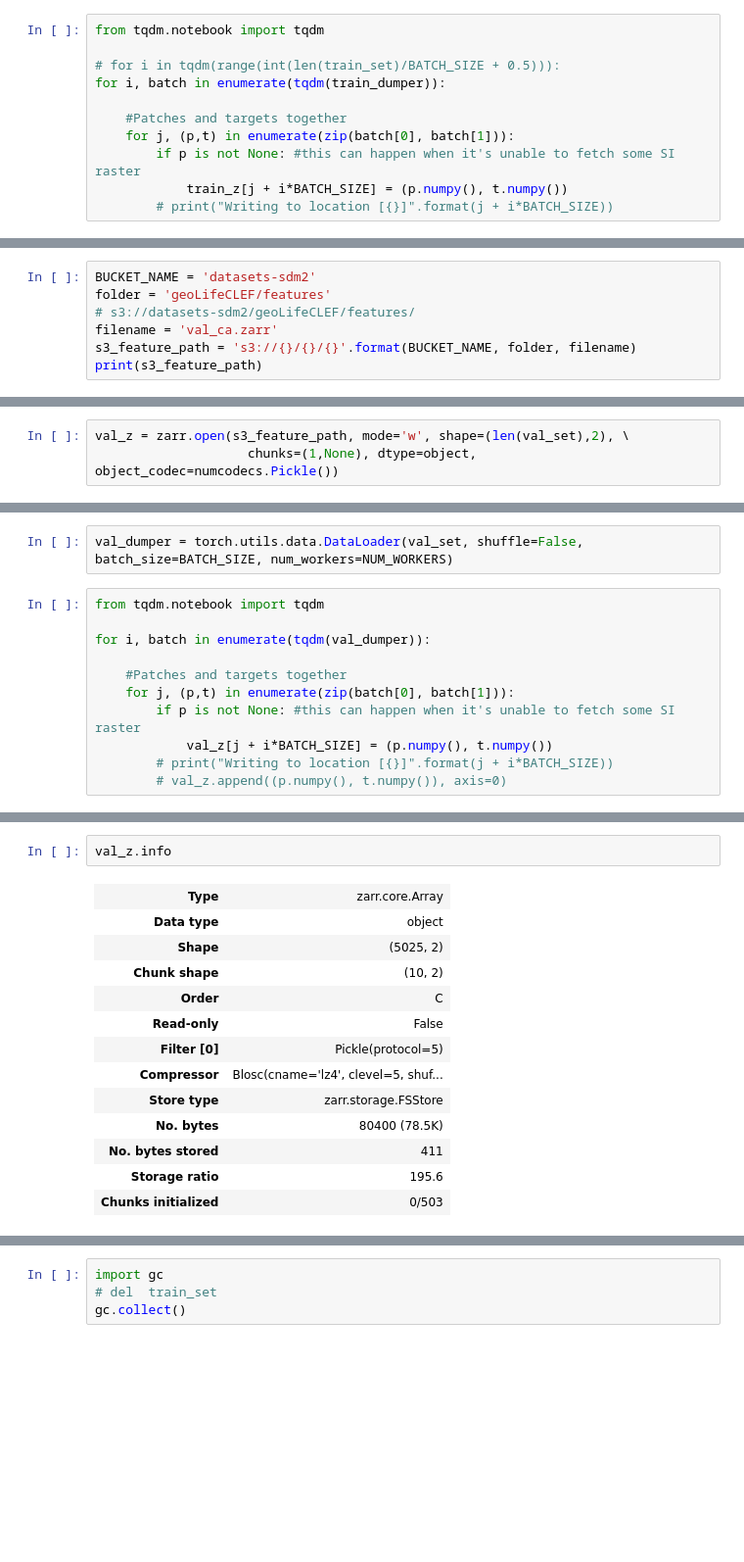
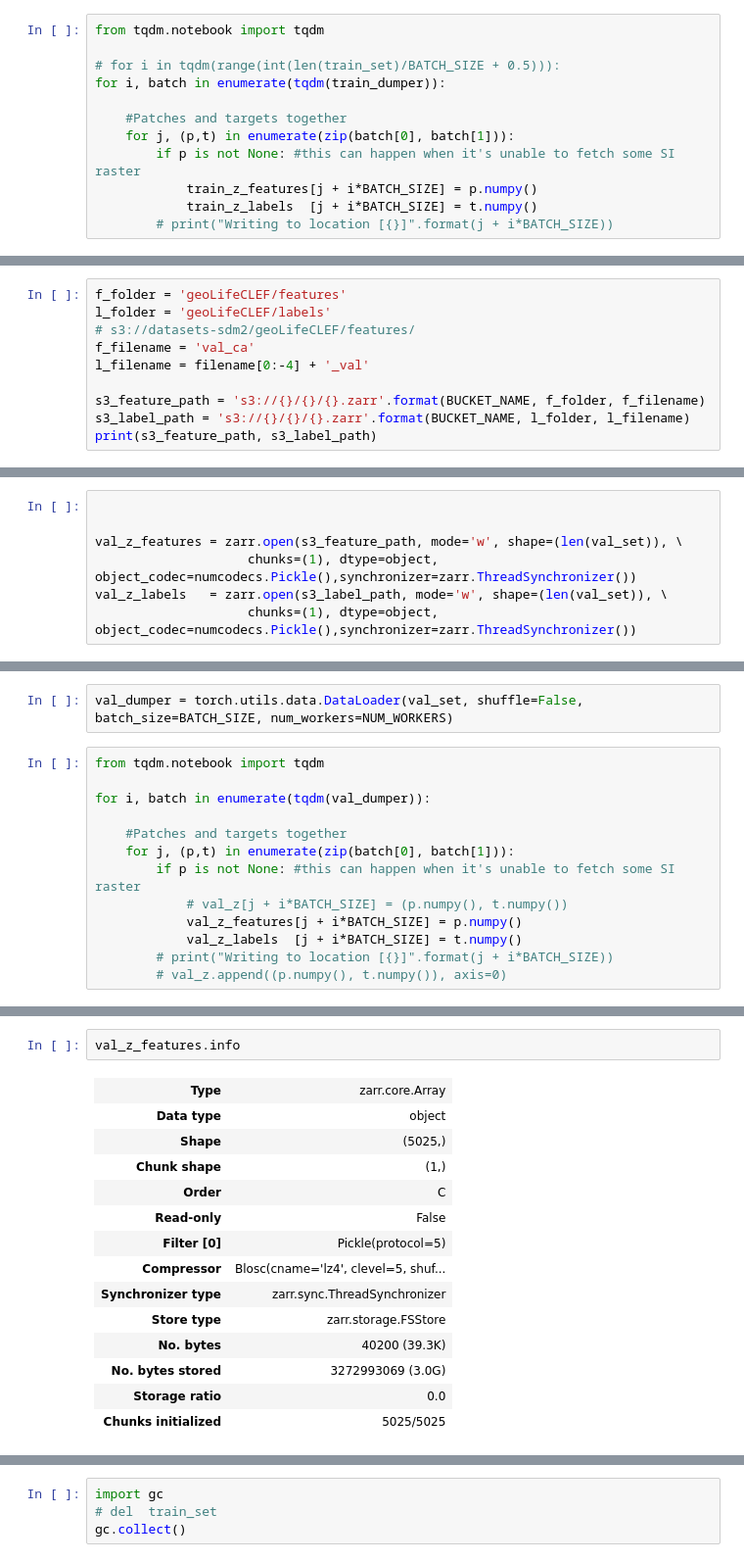
Before and after one commit to ando-shah/sdm-geolifeCLEF, a Jupyter notebook: raster/zarr_dataset.ipynb, the cells around one changed output, grey strips where cells are left out. Shown: that part at 98% size. Cells and saved outputs as stored; diff of their text form; blank space fills up the shorter version.

```diff
--- a/raster/zarr_dataset.ipynb
+++ b/raster/zarr_dataset.ipynb
@@ -541,6 +597,7 @@ for i, batch in enumerate(tqdm(train_dumper)):
     #Patches and targets together
     for j, (p,t) in enumerate(zip(batch[0], batch[1])):
         if p is not None: #this can happen when it's unable to fetch some SI raster
-            train_z[j + i*BATCH_SIZE] = (p.numpy(), t.numpy())
+            train_z_features[j + i*BATCH_SIZE] = p.numpy()
+            train_z_labels  [j + i*BATCH_SIZE] = t.numpy()
         # print("Writing to location [{}]".format(j + i*BATCH_SIZE))
 # %%
@@ -566,10 +623,13 @@ plt.show()
 # %% [markdown]
 ## Validation set save
 # %%
-BUCKET_NAME = 'datasets-sdm2'
-folder = 'geoLifeCLEF/features'
+f_folder = 'geoLifeCLEF/features'
+l_folder = 'geoLifeCLEF/labels'
 # s3://datasets-sdm2/geoLifeCLEF/features/
-filename = 'val_ca.zarr'
-s3_feature_path = 's3://{}/{}/{}'.format(BUCKET_NAME, folder, filename)
-print(s3_feature_path)
+f_filename = 'val_ca'
+l_filename = filename[0:-4] + '_val'
+
+s3_feature_path = 's3://{}/{}/{}.zarr'.format(BUCKET_NAME, f_folder, f_filename)
+s3_label_path = 's3://{}/{}/{}.zarr'.format(BUCKET_NAME, l_folder, l_filename)
+print(s3_feature_path, s3_label_path)
 # %% [output]
@@ -580,4 +644,8 @@ NUM_WORKERS = 4
 # %%
-val_z = zarr.open(s3_feature_path, mode='w', shape=(len(val_set),2), \
-                    chunks=(1,None), dtype=object, object_codec=numcodecs.Pickle())
+
+
+val_z_features = zarr.open(s3_feature_path, mode='w', shape=(len(val_set)), \
+                    chunks=(1), dtype=object, object_codec=numcodecs.Pickle(),synchronizer=zarr.ThreadSynchronizer())
+val_z_labels   = zarr.open(s3_label_path, mode='w', shape=(len(val_set)), \
+                    chunks=(1), dtype=object, object_codec=numcodecs.Pickle(),synchronizer=zarr.ThreadSynchronizer())
 # %%
@@ -606,6 +692,8 @@ for i, batch in enumerate(tqdm(val_dumper)):
     #Patches and targets together
     for j, (p,t) in enumerate(zip(batch[0], batch[1])):
         if p is not None: #this can happen when it's unable to fetch some SI raster
-            val_z[j + i*BATCH_SIZE] = (p.numpy(), t.numpy())
+            # val_z[j + i*BATCH_SIZE] = (p.numpy(), t.numpy())
+            val_z_features[j + i*BATCH_SIZE] = p.numpy()
+            val_z_labels  [j + i*BATCH_SIZE] = t.numpy()
         # print("Writing to location [{}]".format(j + i*BATCH_SIZE))
         # val_z.append((p.numpy(), t.numpy()), axis=0)
@@ -614,16 +700,17 @@ start
 # %%
-val_z.info
+val_z_features.info
 # %% [output]
 | Type | zarr.core.Array |
 | Data type | object |
-| Shape | (5025, 2) |
-| Chunk shape | (10, 2) |
+| Shape | (5025,) |
+| Chunk shape | (1,) |
 | Order | C |
 | Read-only | False |
 | Filter [0] | Pickle(protocol=5) |
 | Compressor | Blosc(cname='lz4', clevel=5, shuf... |
+| Synchronizer type | zarr.sync.ThreadSynchronizer |
 | Store type | zarr.storage.FSStore |
-| No. bytes | 80400 (78.5K) |
-| No. bytes stored | 411 |
-| Storage ratio | 195.6 |
-| Chunks initialized | 0/503 |
+| No. bytes | 40200 (39.3K) |
+| No. bytes stored | 3272993069 (3.0G) |
+| Storage ratio | 0.0 |
+| Chunks initialized | 5025/5025 |
```
Also changed, not shown: parts of 39 cells of this notebook, 4 other files.
